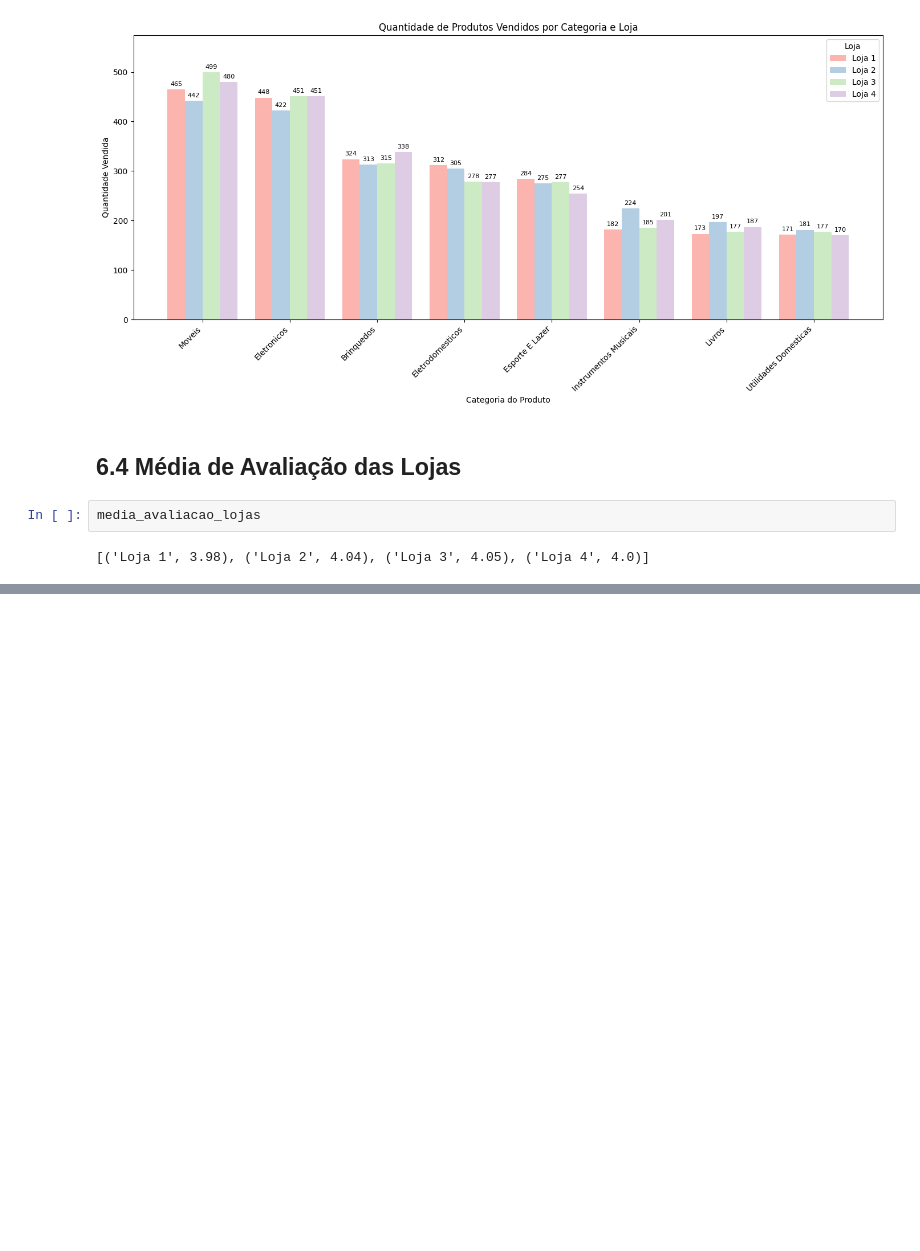
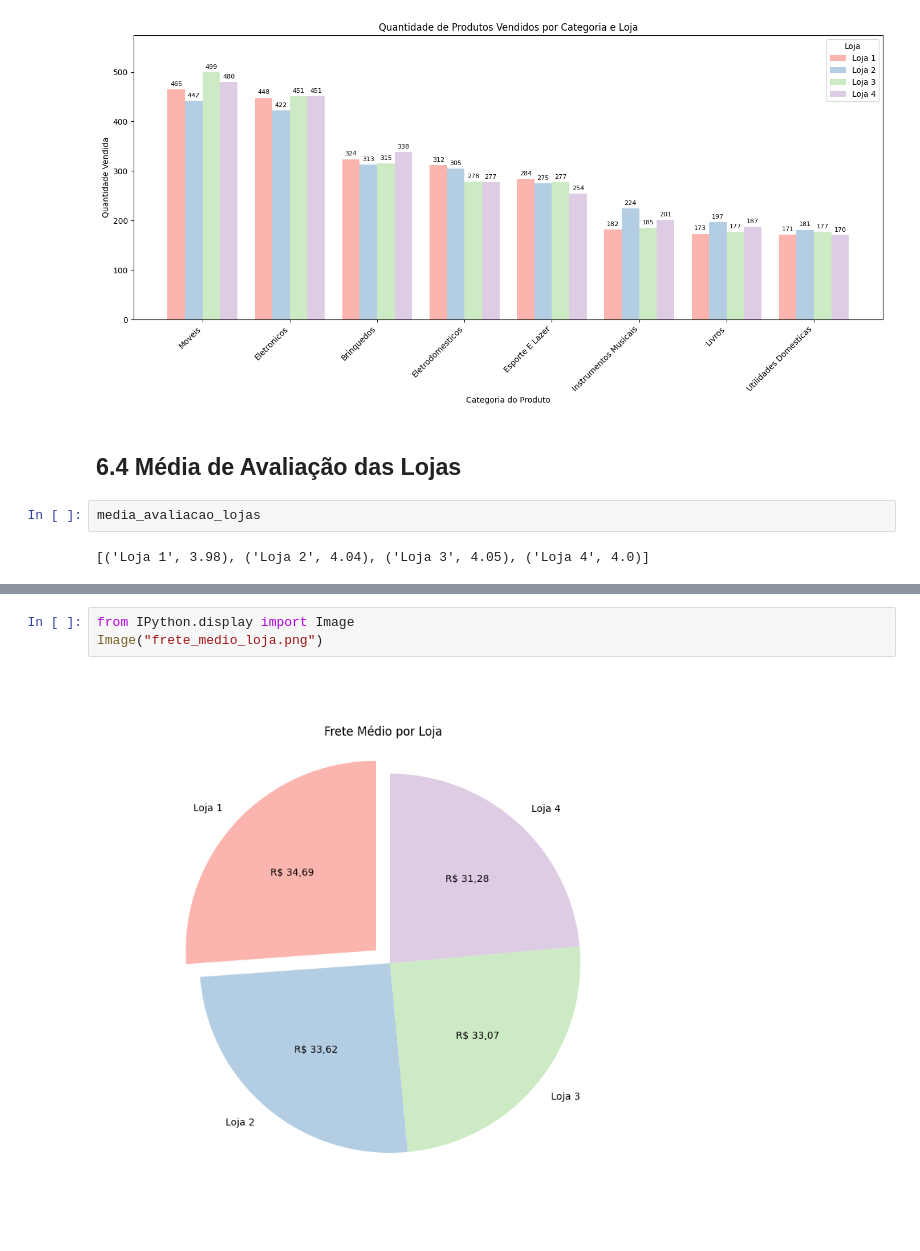
Before and after one commit to rodrigosergiosilva/challenge-alura-store, a Jupyter notebook: AluraStoreBr.ipynb, the cells around one changed output, grey strips where cells are left out. Drawn from its saved outputs; the diff is of its cells as text; blank space fills up the shorter version.

```diff
--- a/AluraStoreBr.ipynb
+++ b/AluraStoreBr.ipynb
@@ -393,0 +477,5 @@ plt.show()
+# %%
+from IPython.display import Image
+Image("frete_medio_loja.png")
+# %% [output]
+[figure, added]
```
Also changed, not shown: parts of 14 cells of this notebook.
